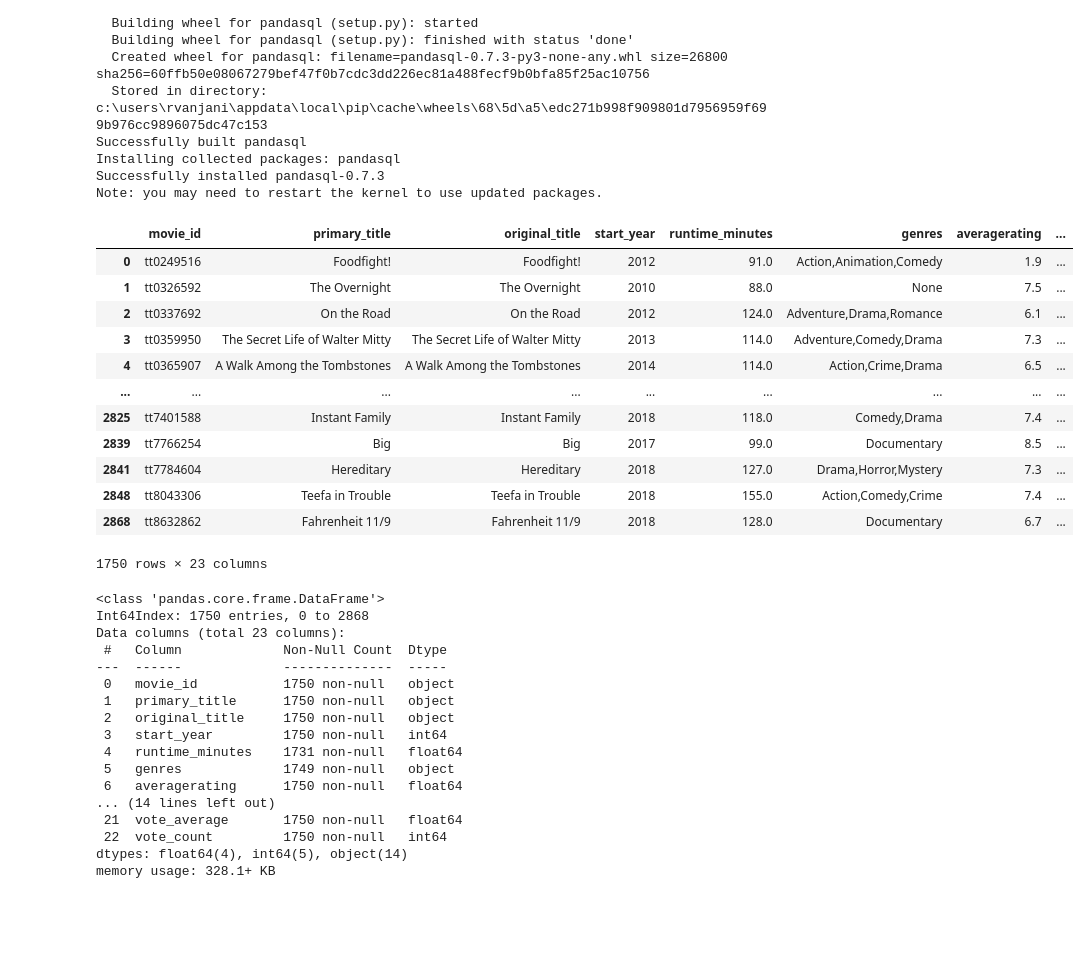
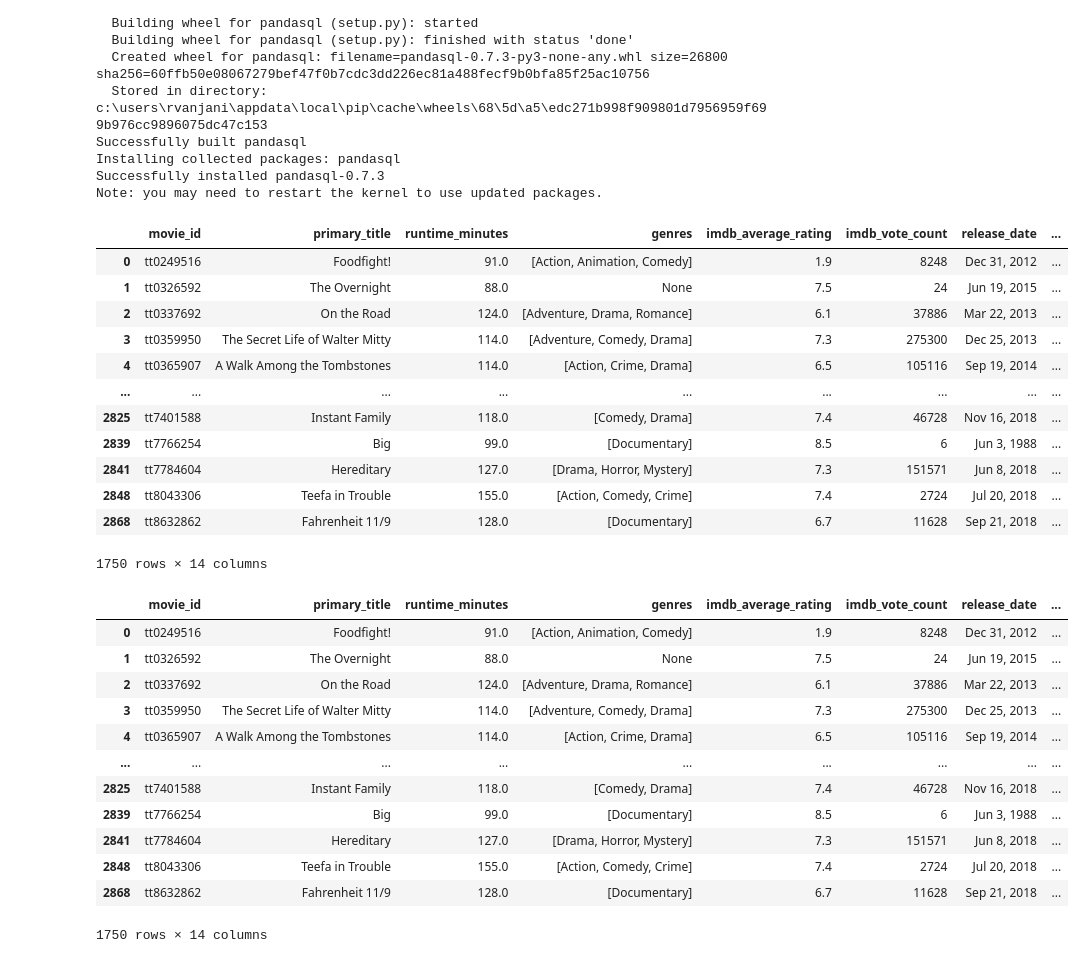
Before and after one commit to abwilliamss/AIAcademy-capstone, a Jupyter notebook: AI Academy - Capstone Project - Rhea.ipynb, the cells around one changed output. Drawn from its saved outputs; the diff is of its cells as text; code cells hidden in the pictures; blank space fills up the shorter version.

```diff
--- a/AI Academy - Capstone Project - Rhea.ipynb
+++ b/AI Academy - Capstone Project - Rhea.ipynb
@@ -38,40 +41,46 @@ pysqldf = lambda q: sqldf(q, globals())
 # %%
 joined = pd.read_sql("SELECT * FROM movie_basics mb JOIN movie_ratings mr ON mb.movie_id=mr.movie_id", conn)
 
 q = """SELECT * FROM joined j JOIN movie_budgets mb ON mb.movie=j.primary_title JOIN movies m ON m.original_title=j.original_title"""
 master_df = pysqldf(q).drop_duplicates(subset='primary_title', keep='first')
-master_df
+
+new_master_df = master_df.drop(["original_title", "id", "start_year", "movie", "title", "genre_ids", "original_language"], axis=1)
+new_master_df = new_master_df.rename(columns={"vote_average": "tmdb_vote_average",
+                                              "vote_count": "tmdb_vote_count", "averagerating": "imdb_average_rating", "numvotes": "imdb_vote_count"})
+new_master_df["genres"] = new_master_df["genres"].str.split(',')
+
+new_master_df
 # %% [output]
-|  | movie_id | primary_title | original_title | start_year | runtime_minutes | genres | averagerating | ... |
-| 0 | tt0249516 | Foodfight! | Foodfight! | 2012 | 91.0 | Action,Animation,Comedy | 1.9 | ... |
-| 1 | tt0326592 | The Overnight | The Overnight | 2010 | 88.0 | None | 7.5 | ... |
-| 2 | tt0337692 | On the Road | On the Road | 2012 | 124.0 | Adventure,Drama,Romance | 6.1 | ... |
-| 3 | tt0359950 | The Secret Life of Walter Mitty | The Secret Life of Walter Mitty | 2013 | 114.0 | Adventure,Comedy,Drama | 7.3 | ... |
-| 4 | tt0365907 | A Walk Among the Tombstones | A Walk Among the Tombstones | 2014 | 114.0 | Action,Crime,Drama | 6.5 | ... |
+|  | movie_id | primary_title | runtime_minutes | genres | imdb_average_rating | imdb_vote_count | release_date | ... |
+| 0 | tt0249516 | Foodfight! | 91.0 | [Action, Animation, Comedy] | 1.9 | 8248 | Dec 31, 2012 | ... |
+| 1 | tt0326592 | The Overnight | 88.0 | None | 7.5 | 24 | Jun 19, 2015 | ... |
+| 2 | tt0337692 | On the Road | 124.0 | [Adventure, Drama, Romance] | 6.1 | 37886 | Mar 22, 2013 | ... |
+| 3 | tt0359950 | The Secret Life of Walter Mitty | 114.0 | [Adventure, Comedy, Drama] | 7.3 | 275300 | Dec 25, 2013 | ... |
+| 4 | tt0365907 | A Walk Among the Tombstones | 114.0 | [Action, Crime, Drama] | 6.5 | 105116 | Sep 19, 2014 | ... |
 | ... | ... | ... | ... | ... | ... | ... | ... | ... |
-| 2825 | tt7401588 | Instant Family | Instant Family | 2018 | 118.0 | Comedy,Drama | 7.4 | ... |
-| 2839 | tt7766254 | Big | Big | 2017 | 99.0 | Documentary | 8.5 | ... |
-| 2841 | tt7784604 | Hereditary | Hereditary | 2018 | 127.0 | Drama,Horror,Mystery | 7.3 | ... |
-| 2848 | tt8043306 | Teefa in Trouble | Teefa in Trouble | 2018 | 155.0 | Action,Comedy,Crime | 7.4 | ... |
-| 2868 | tt8632862 | Fahrenheit 11/9 | Fahrenheit 11/9 | 2018 | 128.0 | Documentary | 6.7 | ... |
+| 2825 | tt7401588 | Instant Family | 118.0 | [Comedy, Drama] | 7.4 | 46728 | Nov 16, 2018 | ... |
+| 2839 | tt7766254 | Big | 99.0 | [Documentary] | 8.5 | 6 | Jun 3, 1988 | ... |
+| 2841 | tt7784604 | Hereditary | 127.0 | [Drama, Horror, Mystery] | 7.3 | 151571 | Jun 8, 2018 | ... |
+| 2848 | tt8043306 | Teefa in Trouble | 155.0 | [Action, Comedy, Crime] | 7.4 | 2724 | Jul 20, 2018 | ... |
+| 2868 | tt8632862 | Fahrenheit 11/9 | 128.0 | [Documentary] | 6.7 | 11628 | Sep 21, 2018 | ... |
-1750 rows × 23 columns
+1750 rows × 14 columns
 # %%
-master_df.info()
+new_master_df['domestic_gross'] = new_master_df['domestic_gross'].str.replace(',', '').str.replace('$', '').astype(int)
+new_master_df['production_budget'] = new_master_df['production_budget'].str.replace(',', '').str.replace('$', '').astype(int)
+new_master_df['worldwide_gross'] = new_master_df['worldwide_gross'].str.replace(',', '').str.replace('$', '').astype(int)
+final_master_df = new_master_df
+final_master_df
 # %% [output]
+|  | movie_id | primary_title | runtime_minutes | genres | imdb_average_rating | imdb_vote_count | release_date | ... |
+| 0 | tt0249516 | Foodfight! | 91.0 | [Action, Animation, Comedy] | 1.9 | 8248 | Dec 31, 2012 | ... |
+| 1 | tt0326592 | The Overnight | 88.0 | None | 7.5 | 24 | Jun 19, 2015 | ... |
+| 2 | tt0337692 | On the Road | 124.0 | [Adventure, Drama, Romance] | 6.1 | 37886 | Mar 22, 2013 | ... |
+| 3 | tt0359950 | The Secret Life of Walter Mitty | 114.0 | [Adventure, Comedy, Drama] | 7.3 | 275300 | Dec 25, 2013 | ... |
+| 4 | tt0365907 | A Walk Among the Tombstones | 114.0 | [Action, Crime, Drama] | 6.5 | 105116 | Sep 19, 2014 | ... |
+| ... | ... | ... | ... | ... | ... | ... | ... | ... |
+| 2825 | tt7401588 | Instant Family | 118.0 | [Comedy, Drama] | 7.4 | 46728 | Nov 16, 2018 | ... |
+| 2839 | tt7766254 | Big | 99.0 | [Documentary] | 8.5 | 6 | Jun 3, 1988 | ... |
+| 2841 | tt7784604 | Hereditary | 127.0 | [Drama, Horror, Mystery] | 7.3 | 151571 | Jun 8, 2018 | ... |
+| 2848 | tt8043306 | Teefa in Trouble | 155.0 | [Action, Comedy, Crime] | 7.4 | 2724 | Jul 20, 2018 | ... |
+| 2868 | tt8632862 | Fahrenheit 11/9 | 128.0 | [Documentary] | 6.7 | 11628 | Sep 21, 2018 | ... |
-<class 'pandas.core.frame.DataFrame'>
-Int64Index: 1750 entries, 0 to 2868
-Data columns (total 23 columns):
- #   Column             Non-Null Count  Dtype
----  ------             --------------  -----
- 0   movie_id           1750 non-null   object
- 1   primary_title      1750 non-null   object
- 2   original_title     1750 non-null   object
- 3   start_year         1750 non-null   int64
- 4   runtime_minutes    1731 non-null   float64
- 5   genres             1749 non-null   object
- 6   averagerating      1750 non-null   float64
-... (14 lines left out)
- 21  vote_average       1750 non-null   float64
- 22  vote_count         1750 non-null   int64
-dtypes: float64(4), int64(5), object(14)
-memory usage: 328.1+ KB
+1750 rows × 14 columns
```
Also changed, not shown: parts of 9 cells of this notebook.
